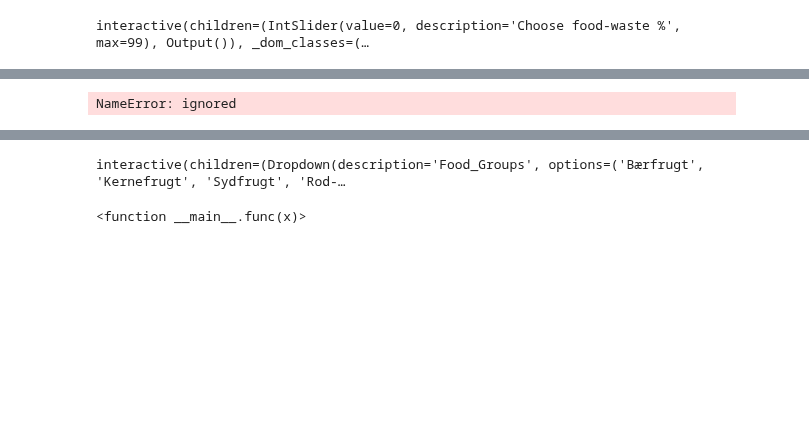
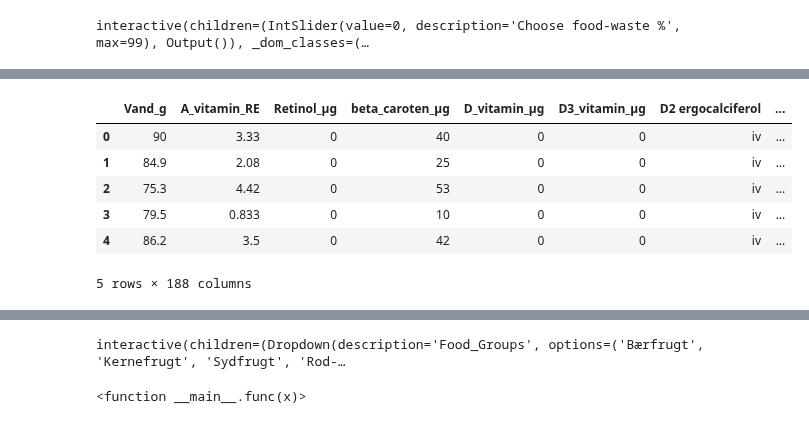
Before and after one commit to mrchapagain/ConsumerDataAnalytics, a Jupyter notebook: Data_Exploration.ipynb, the cells around one changed output, grey strips where cells are left out. Cells and saved outputs as stored; diff of their text form; code cells hidden in the pictures; blank space fills up the shorter version.

```diff
--- a/Data_Exploration.ipynb
+++ b/Data_Exploration.ipynb
@@ -833,11 +1138,18 @@ class FridaDataAnalytics():
 # %%
 cls= FridaDataAnalytics()
 d= cls.frida_datareader(data_frida_final).head(130)
 dn= cls.FødevareNavn_list(d)
 dgu= cls.FødevareGruppe_list(d)
 dgnd= cls.FødevareGruppe_FødevareNavn_dict(d)
 dfc= cls.df_FødevareGruppe(d, "Bærfrugt")
 dfn= cls.df_FødevareNavn(d, "Hindbær, rå")
-dgu
+d.head().iloc[:, 20:]
+# "FødevareNavn", "FødevareGruppe", "Protein_deklaration_g", "Kostfibre_g", "Fedtsyrer-total", "Fedt_total_g", "Kulhydrat_deklaration_g", "Energy_kj", "Sukkeralkoholer_total",
 # %% [output]
+|  | Vand_g | A_vitamin_RE | Retinol_µg | beta_caroten_µg | D_vitamin_µg | D3_vitamin_µg | D2 ergocalciferol | ... |
+| 0 | 90 | 3.33 | 0 | 40 | 0 | 0 | iv | ... |
+| 1 | 84.9 | 2.08 | 0 | 25 | 0 | 0 | iv | ... |
+| 2 | 75.3 | 4.42 | 0 | 53 | 0 | 0 | iv | ... |
+| 3 | 79.5 | 0.833 | 0 | 10 | 0 | 0 | iv | ... |
+| 4 | 86.2 | 3.5 | 0 | 42 | 0 | 0 | iv | ... |
-NameError: ignored
+5 rows × 188 columns
```
Also changed, not shown: parts of 15 cells of this notebook.
